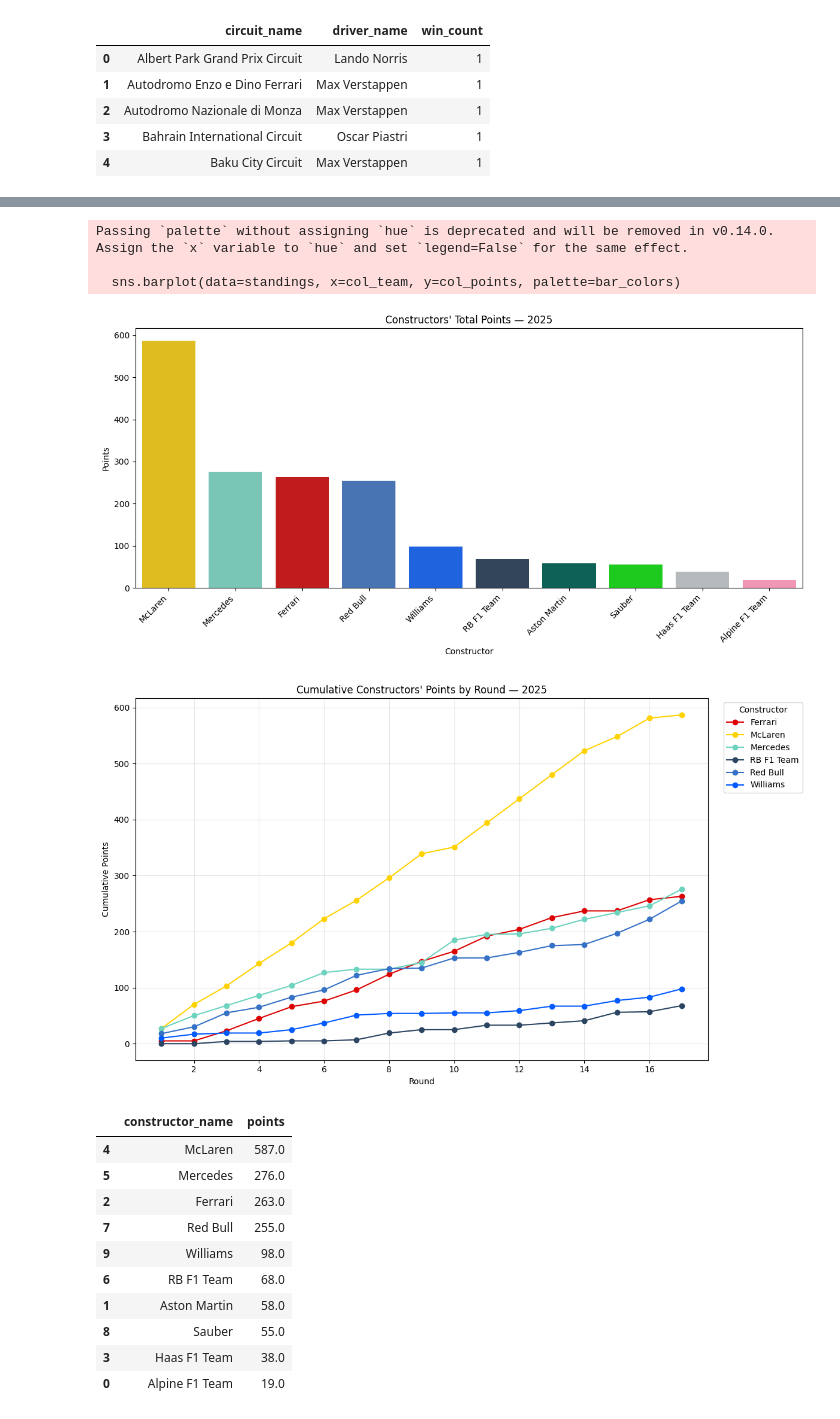
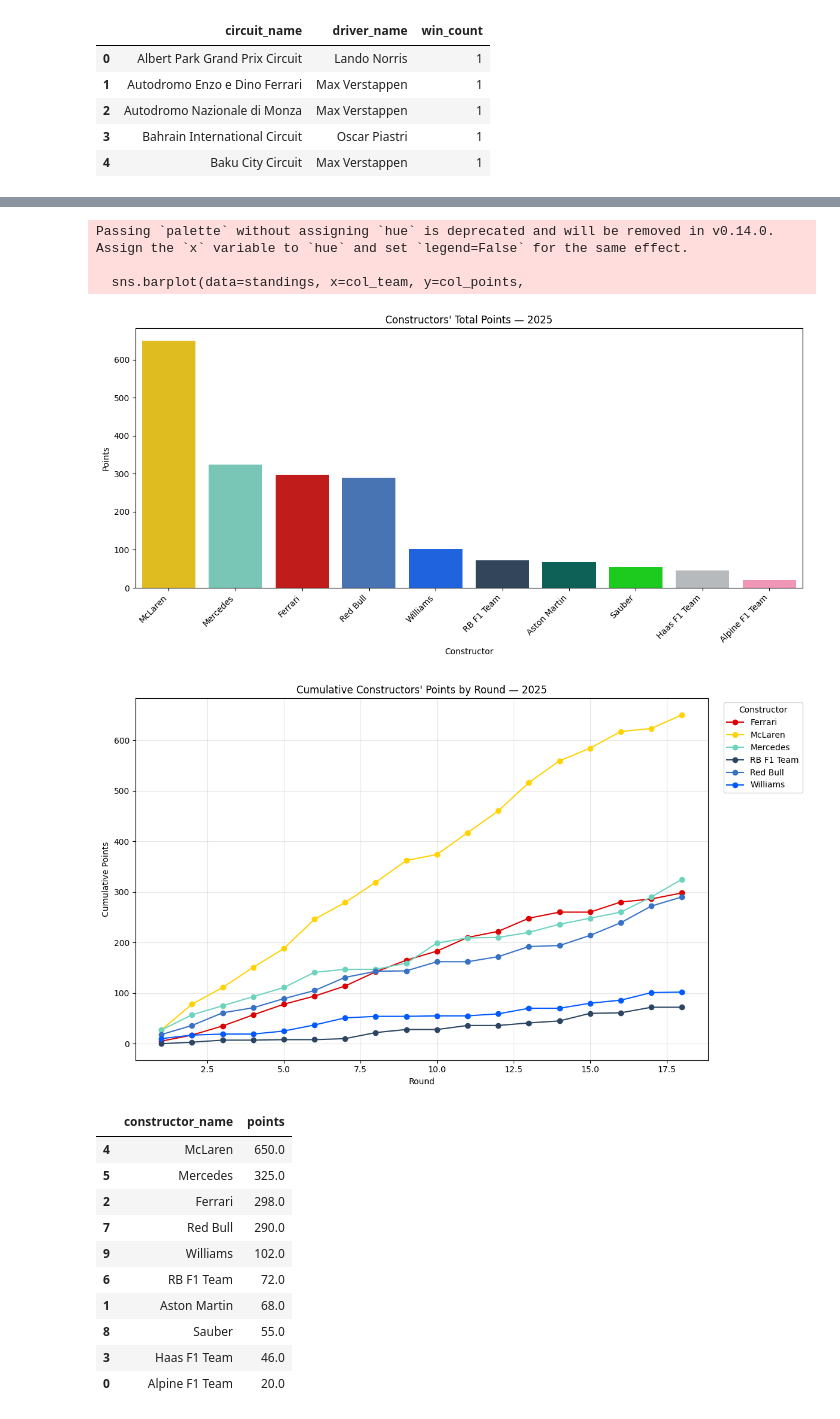
Before and after one commit to divyanshg03/F1-Winner-Prediction, a Jupyter notebook: EDA.ipynb, the cells around one changed output, grey strips where cells are left out. Drawn from its saved outputs; the diff is of its cells as text; code cells hidden in the pictures.

Commit message:
singappore gp predictions including the sprint races data

```diff
--- a/EDA.ipynb
+++ b/EDA.ipynb
@@ -104,5 +152,6 @@ import matplotlib.pyplot as plt
 import seaborn as sns
 import numpy as np
 # %%
-df = pd.read_csv('f1_results_2025.csv')
+
+df = pd.read_csv('f1_results_2025_with_sprints.csv')
 # %%
@@ -571,7 +631,10 @@ standings = (
 bar_colors = [team_colors.get(t, '#999999') for t in standings[col_team]]
 
 plt.figure(figsize=(12, 6))
-sns.barplot(data=standings, x=col_team, y=col_points, palette=bar_colors)
+sns.barplot(data=standings, x=col_team, y=col_points,
+            palette=bar_colors,
+            order=standings[col_team])  # ← Add this
+
 plt.title(f"Constructors' Total Points — {title_season}")
 plt.xlabel('Constructor')
 plt.ylabel('Points')
@@ -586,44 +649,44 @@ if col_round is not None and col_season is not None and not work.empty:
         work.groupby([col_season, col_round, col_team], as_index=False)[col_points].sum()
     )
 
     # pick top N by total points to declutter
     totals = per_round.groupby(col_team, as_index=False)[col_points].sum().sort_values(col_points, ascending=False)
     top = totals[col_team].head(6).tolist()
     per_round_top = per_round[per_round[col_team].isin(top)].copy()
 
     # pivot and cumulative sum by round
     pivot = per_round_top.pivot_table(index=col_round, columns=col_team, values=col_points, aggfunc='sum').sort_index()
     cum = pivot.cumsum()
 
     plt.figure(figsize=(12, 7))
     for team in cum.columns:
         plt.plot(cum.index, cum[team], marker='o', label=team, color=team_colors.get(team, '#999999'))
     plt.title(f"Cumulative Constructors' Points by Round — {title_season}")
     plt.xlabel('Round')
     plt.ylabel('Cumulative Points')
     plt.grid(True, alpha=0.3)
     plt.legend(title='Constructor', bbox_to_anchor=(1.02, 1), loc='upper left')
     plt.tight_layout()
     plt.show()
 else:
     print('Round/Season columns not found; skipped cumulative-by-round chart.')
 
 # Display table snapshot
 standings
 # %% [output]
 Passing `palette` without assigning `hue` is deprecated and will be removed in v0.14.0. Assign the `x` variable to `hue` and set `legend=False` for the same effect.
 
-  sns.barplot(data=standings, x=col_team, y=col_points, palette=bar_colors)
+  sns.barplot(data=standings, x=col_team, y=col_points,
-[figure, old version]
+[figure, new version]
-[figure, old version]
+[figure, new version]
 |  | constructor_name | points |
-| 4 | McLaren | 587.0 |
-| 5 | Mercedes | 276.0 |
-| 2 | Ferrari | 263.0 |
-| 7 | Red Bull | 255.0 |
-| 9 | Williams | 98.0 |
-| 6 | RB F1 Team | 68.0 |
-| 1 | Aston Martin | 58.0 |
+| 4 | McLaren | 650.0 |
+| 5 | Mercedes | 325.0 |
+| 2 | Ferrari | 298.0 |
+| 7 | Red Bull | 290.0 |
+| 9 | Williams | 102.0 |
+| 6 | RB F1 Team | 72.0 |
+| 1 | Aston Martin | 68.0 |
 | 8 | Sauber | 55.0 |
-| 3 | Haas F1 Team | 38.0 |
-| 0 | Alpine F1 Team | 19.0 |
+| 3 | Haas F1 Team | 46.0 |
+| 0 | Alpine F1 Team | 20.0 |
```
Also changed, not shown: parts of 30 cells of this notebook, 3 other files.
